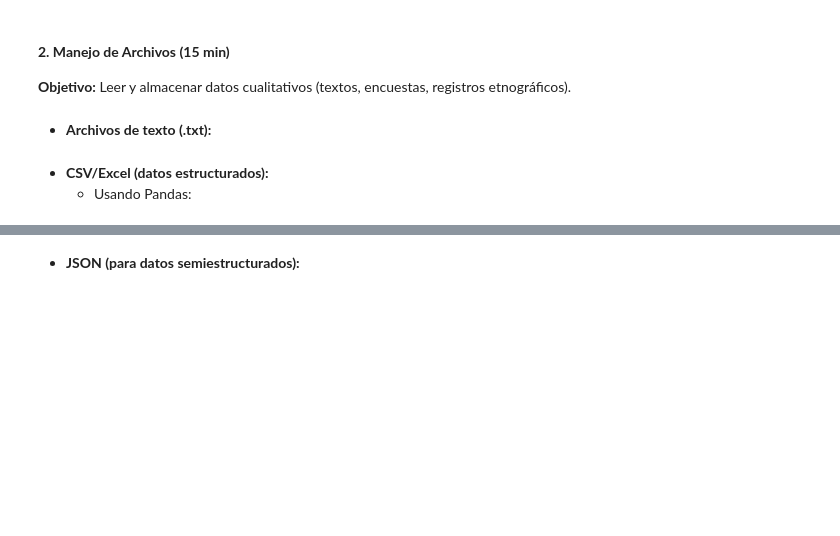
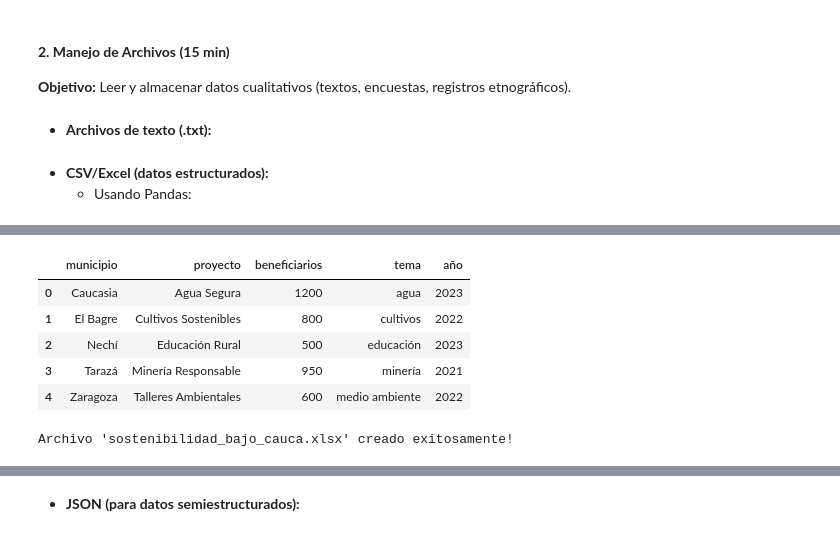
Before and after one commit to marco-canas/linea_invest_didact_math_data, a Jupyter notebook: 1_estrategia_comunicacion/4_jornadas_inv_2025/tools_inv_cuatitativa_python.ipynb, the cells around one changed output, grey strips where cells are left out. Saved outputs shown, nothing was run; the diff lists cells and outputs as text; code cells hidden in the pictures; blank space fills up the shorter version.

```diff
--- a/1_estrategia_comunicacion/4_jornadas_inv_2025/tools_inv_cuatitativa_python.ipynb
+++ b/1_estrategia_comunicacion/4_jornadas_inv_2025/tools_inv_cuatitativa_python.ipynb
@@ -212,0 +257,18 @@ datos = pd.read_csv("encuestas_sostenibilidad.csv")  # Ejemplo: datos de proyect
+# %%
+
+# 1. Convertir a DataFrame y guardar como Excel
+df = pd.DataFrame(data)
+df
+# %% [output]
+|  | municipio | proyecto | beneficiarios | tema | año |
+| 0 | Caucasia | Agua Segura | 1200 | agua | 2023 |
+| 1 | El Bagre | Cultivos Sostenibles | 800 | cultivos | 2022 |
+| 2 | Nechí | Educación Rural | 500 | educación | 2023 |
+| 3 | Tarazá | Minería Responsable | 950 | minería | 2021 |
+| 4 | Zaragoza | Talleres Ambientales | 600 | medio ambiente | 2022 |
+# %%
+nombre_archivo = "sostenibilidad_bajo_cauca.xlsx"
+df.to_excel(nombre_archivo, index=False, sheet_name="Encuestas")
+print(f"Archivo '{nombre_archivo}' creado exitosamente!")
+# %% [output]
+Archivo 'sostenibilidad_bajo_cauca.xlsx' creado exitosamente!
```
Also changed, not shown: parts of 32 cells of this notebook, 3 other files.
